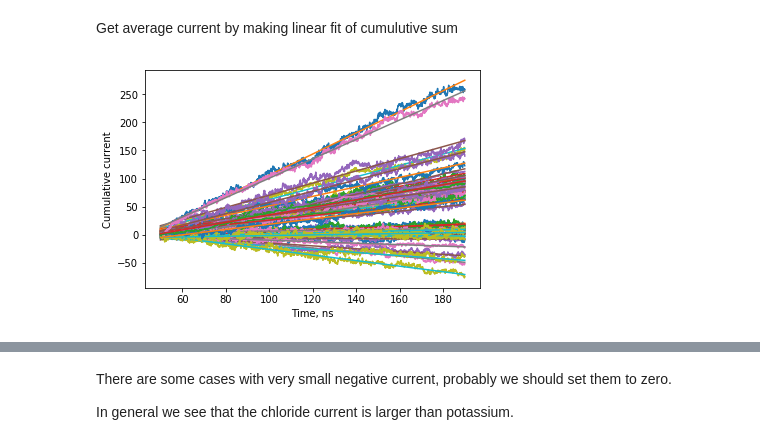
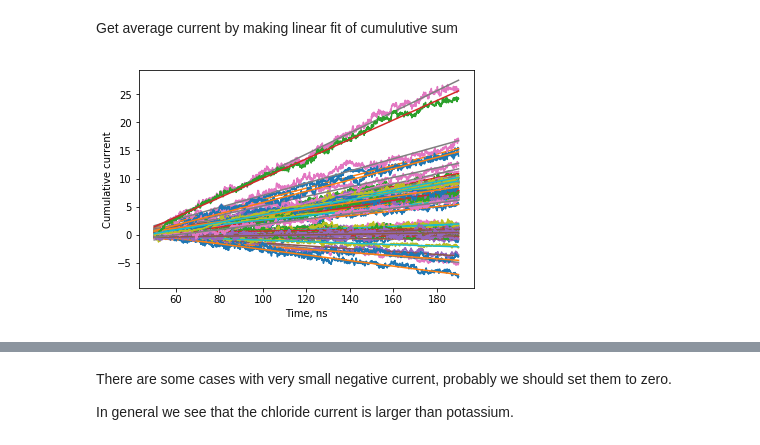
Before and after one commit to Aleva14/aerolysin, a Jupyter notebook: Currents.ipynb, the cells around one changed output, grey strips where cells are left out. Drawn from its saved outputs; the diff is of its cells as text; code cells hidden in the pictures.

```diff
--- a/Currents.ipynb
+++ b/Currents.ipynb
@@ -7,6 +7,8 @@ import numpy as np
 ## Analysis of ion currents
 # %% [markdown]
 Read all files with current
+# %%
+dt = 0.1 # timestep
 # %%
 data = {}
 files = []
@@ -14,7 +16,7 @@ for filename in os.listdir('.'):
     if filename.startswith('curr'):
         values = pd.read_csv(filename, sep = ' ', names=['t', 'I'])
         values = values[(values['t'] > 50) & (values['t'] < 190)]
-        values['I_cum'] = np.cumsum([values['I']])
+        values['I_cum'] = np.cumsum([values['I']]) * dt
         data[filename[:-6]] = values
         files.append(filename[:-6])
 
@@ -71,27 +73,28 @@ Get average current by making linear fit of cumulutive sum
 # %%
 # Names of files
 mutants = [s.split('_')[1] + '_' + s.split('_')[2] for s in files]
 
 # Table with currents
 summary = pd.DataFrame(columns=['mut', 'V', 'curr', 'curr_err',
                                 'currCLA', 'currCLA_err', 'currPOT', 'currPOT_err'],
                        index = mutants)
 for f in files:
-    plt.plot(data[f]['t'], np.cumsum(data[f]['I']))
-    p, cov = np.polyfit(data[f]['t'], np.cumsum(data[f]['I']), 1,cov = True)
+    plt.plot(data[f]['t'], data[f]['I_cum'])
+    dt = 0.1
+    p, cov = np.polyfit(data[f]['t'], data[f]['I_cum'], 1, cov = True)
     errorbars = np.sqrt(np.diag(cov))
     plt.plot(data[f]['t'], [p[0] * t + p[1] for t in data[f]['t']])
     plt.xlabel('Time, ns')
     plt.ylabel('Cumulative current')
 
     name = f.split('_')
     curr_type = name[0]
     mutant = name[1]
     voltage = name[2]
     summary.loc[mutant + '_' + voltage, 'mut'] = mutant
     summary.loc[mutant + '_' + voltage, 'V'] = int(voltage)
     summary.loc[mutant + '_' + voltage, curr_type] = p[0]
     summary.loc[mutant + '_' + voltage, curr_type + '_err'] = errorbars[0]
 # %% [output]
-[figure, old version]
+[figure, new version]
 # %%
```
Also changed, not shown: parts of 4 cells of this notebook.
